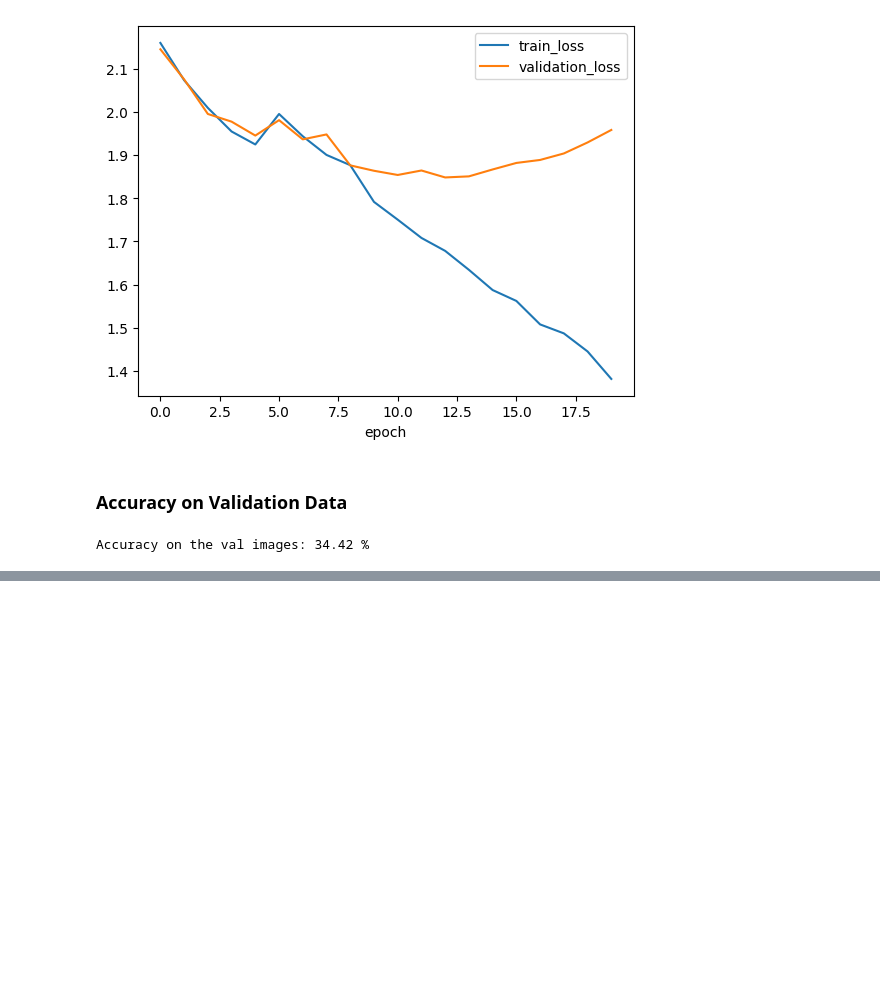
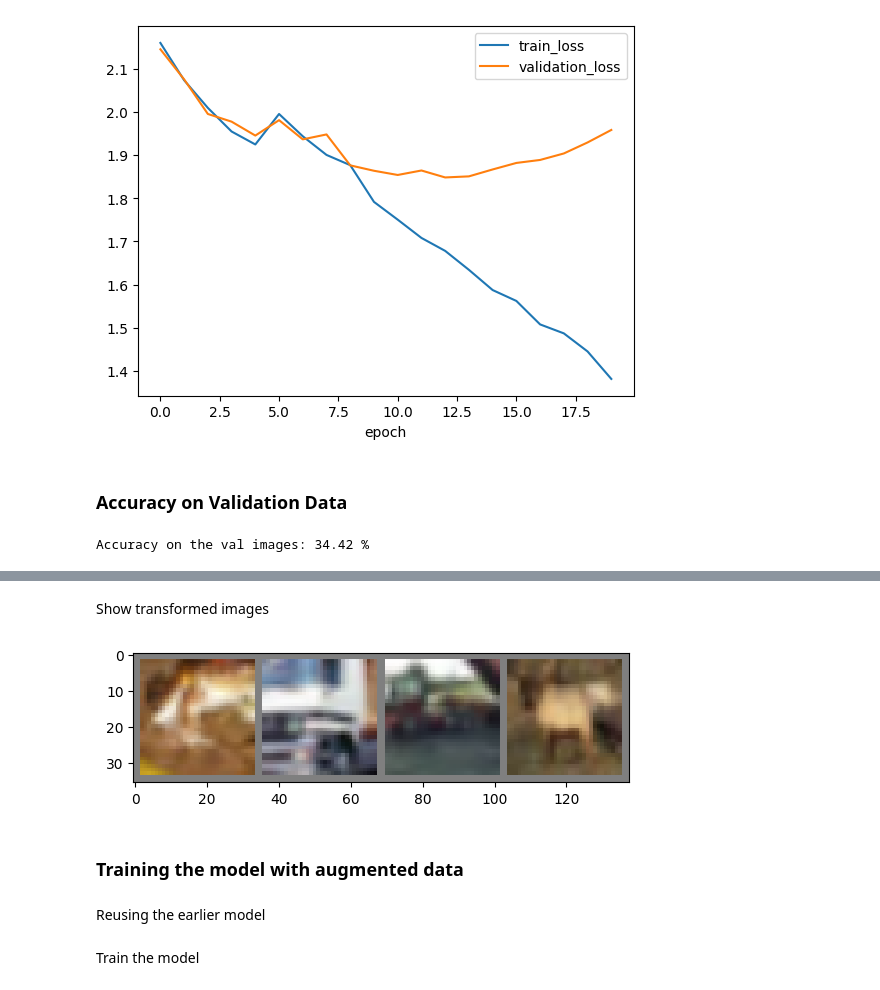
Before and after one commit to harsh1kumar/learning, a Jupyter notebook: machine_learning/pytorch/img_classification_overfitting.ipynb, the cells around one changed output, grey strips where cells are left out. Cells and saved outputs as stored; diff of their text form; code cells hidden in the pictures; blank space fills up the shorter version.

```diff
--- a/machine_learning/pytorch/img_classification_overfitting.ipynb
+++ b/machine_learning/pytorch/img_classification_overfitting.ipynb
@@ -528,0 +611,8 @@ Accuracy on the val images: 34.42 %
+# %%
+# get some random training images
+dataiter = iter(trainloader)
+images, labels = next(dataiter)
+
+# print labels and show images
+print(' '.join(f'{classes[labels[j]]:5s}' for j in range(batch_size)))
+imshow(torchvision.utils.make_grid(images))
@@ -528,0 +622,19 @@ Accuracy on the val images: 34.42 %
+# %% [markdown]
+Show transformed images
+# %%
+# Define transformations
+transforms = v2.Compose([
+    v2.RandomResizedCrop(size=(32, 32), antialias=True),
+    v2.RandomHorizontalFlip(p=0.5),
+    # v2.ToDtype(torch.float32, scale=True),
+    # v2.Normalize(mean=[random(), random(), random()], std=[random(), random(), random()]),
+])
+
+# show images
+imshow(torchvision.utils.make_grid(transforms(images)))
+# %% [output]
+[figure, added]
+# %% [markdown]
+### Training the model with augmented data
+# %% [markdown]
+Reusing the earlier model
@@ -528,0 +647,2 @@ Accuracy on the val images: 34.42 %
+# %% [markdown]
+Train the model
```
Also changed, not shown: parts of 27 cells of this notebook.
